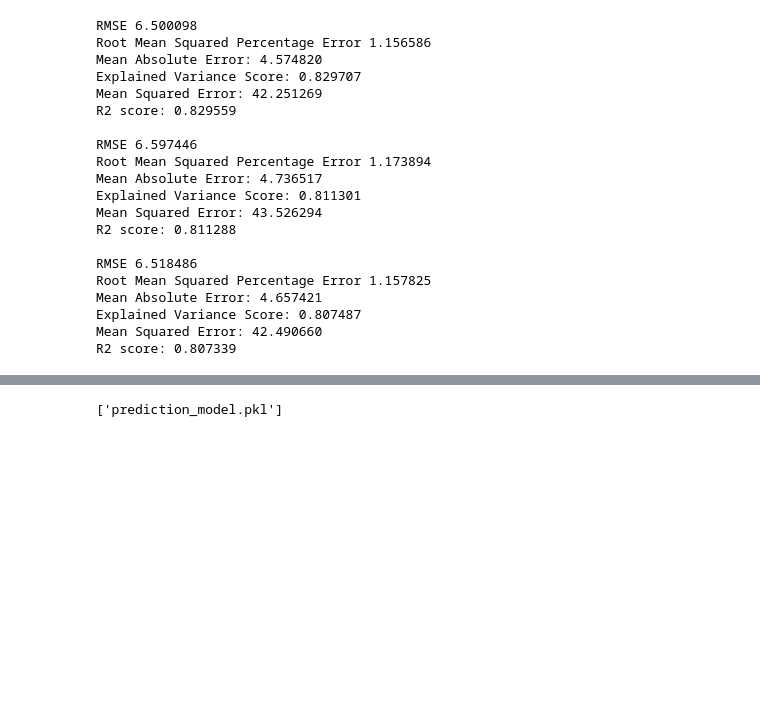
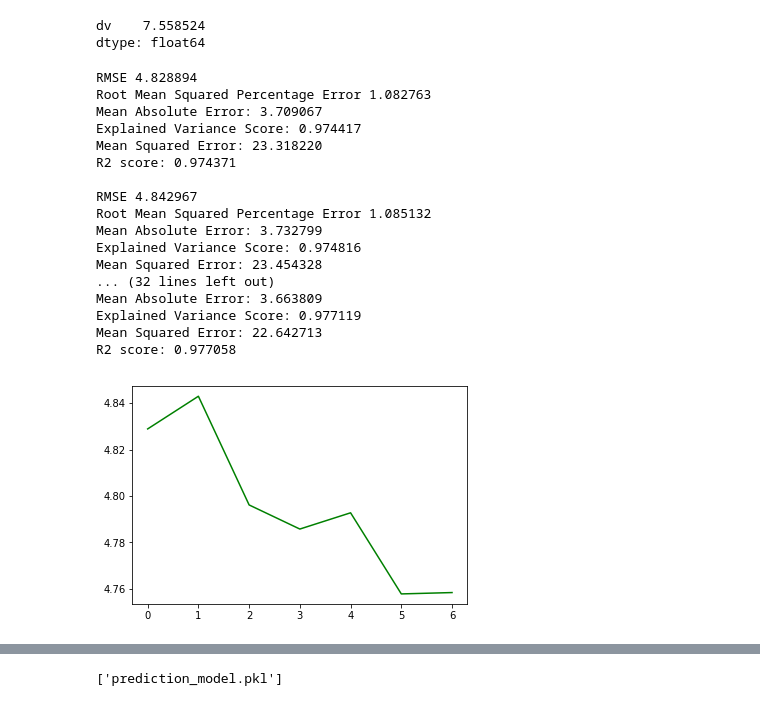
Before and after one commit to pnevmap/Stock-Predictor, a Jupyter notebook: features-and-model-MKS.ipynb, the cells around one changed output, grey strips where cells are left out. Drawn from its saved outputs; the diff is of its cells as text; code cells hidden in the pictures; blank space fills up the shorter version.

```diff
--- a/features-and-model-MKS.ipynb
+++ b/features-and-model-MKS.ipynb
@@ -35,3 +38,12 @@ v.head()
+# %%
+dv = pd.DataFrame(index=range(X_len), columns = ['dv'])
+dv.iloc[0] = 0
+for i in range(1, X_len):
+    dv.iloc[i] = mks.iloc[i]['Close'] - mks.iloc[i - 1]['Close']
+np.sqrt((dv ** 2).mean())
+# %% [output]
+dv    7.558524
+dtype: float64
 # %%
 def split_train_test_set(X, y, test_size=0.2):
     # Train-test split
@@ -59,20 +71,26 @@ def rmse(test, pred):
     return np.sqrt(((test - pred) ** 2).mean())
 
 def print_metrics(test, pred):
-    print('RMSE %f'%  rmse(test, pred))
+    err = rmse(test, pred)
+    print('RMSE %f'%  err)
     print('Root Mean Squared Percentage Error %f'% rmsp(test, pred))
     print('Mean Absolute Error: %f'% mean_absolute_error(test, pred))
     print('Explained Variance Score: %f'% explained_variance_score(test, pred))
     print('Mean Squared Error: %f'% mean_squared_error(test, pred))
     print('R2 score: %f'% r2_score(test, pred))
     print('')
+    return err
 
-def create_cv_sets(n_splits = 3, size = 300):
+
+def create_cv_sets(n_splits, size):
     cv_sets = []
     for index in range(n_splits):
         X_train, X_test, y_train, y_test = split_train_test_set(X[index:index + size], y[index:index + size])
         cv_sets.append([X_train, X_test, y_train, y_test])
     return cv_sets
+n_splits = 7
+size =1000
+cv_sets = create_cv_sets(n_splits, size)
 # %%
 from sklearn.linear_model import LinearRegression
 from sklearn import grid_search
@@ -85,7 +103,8 @@ def fit_model(X, y):
     return grid.best_estimator_
 # %%
 regressors = []
-for X_train, X_test, y_train, y_test in create_cv_sets():
+errs=[]
+for X_train, X_test, y_train, y_test in cv_sets:
     regressor = fit_model(X_train, y_train)
     regressors.append(regressor)
     pred = regressor.predict(X_test)
@@ -94,25 +113,22 @@ for X_train, X_test, y_train, y_test in create_cv_sets():
     #print("Pred: ", pred[:5])
     #print("Test: ", y_test[:5])
     #print(y_test['Close'])
-    print_metrics(y_test, pred)
+    errs.append(print_metrics(y_test, pred))
 # %% [output]
-RMSE 6.500098
-Root Mean Squared Percentage Error 1.156586
-Mean Absolute Error: 4.574820
-Explained Variance Score: 0.829707
-Mean Squared Error: 42.251269
-R2 score: 0.829559
+RMSE 4.828894
+Root Mean Squared Percentage Error 1.082763
+Mean Absolute Error: 3.709067
+Explained Variance Score: 0.974417
+Mean Squared Error: 23.318220
+R2 score: 0.974371
 
-RMSE 6.597446
-Root Mean Squared Percentage Error 1.173894
-Mean Absolute Error: 4.736517
-Explained Variance Score: 0.811301
-Mean Squared Error: 43.526294
-R2 score: 0.811288
-
-RMSE 6.518486
-Root Mean Squared Percentage Error 1.157825
-Mean Absolute Error: 4.657421
-Explained Variance Score: 0.807487
-Mean Squared Error: 42.490660
-R2 score: 0.807339
+RMSE 4.842967
+Root Mean Squared Percentage Error 1.085132
+Mean Absolute Error: 3.732799
+Explained Variance Score: 0.974816
+Mean Squared Error: 23.454328
+... (32 lines left out)
+Mean Absolute Error: 3.663809
+Explained Variance Score: 0.977119
+Mean Squared Error: 22.642713
+R2 score: 0.977058
@@ -118,0 +137,6 @@ R2 score: 0.807339
+# %%
+t = range(n_splits)
+plt.plot(t, errs, 'g', label='Prediction')
+plt.show()
+# %% [output]
+[figure, added]
```
Also changed, not shown: parts of 16 cells of this notebook, 8 other files.
